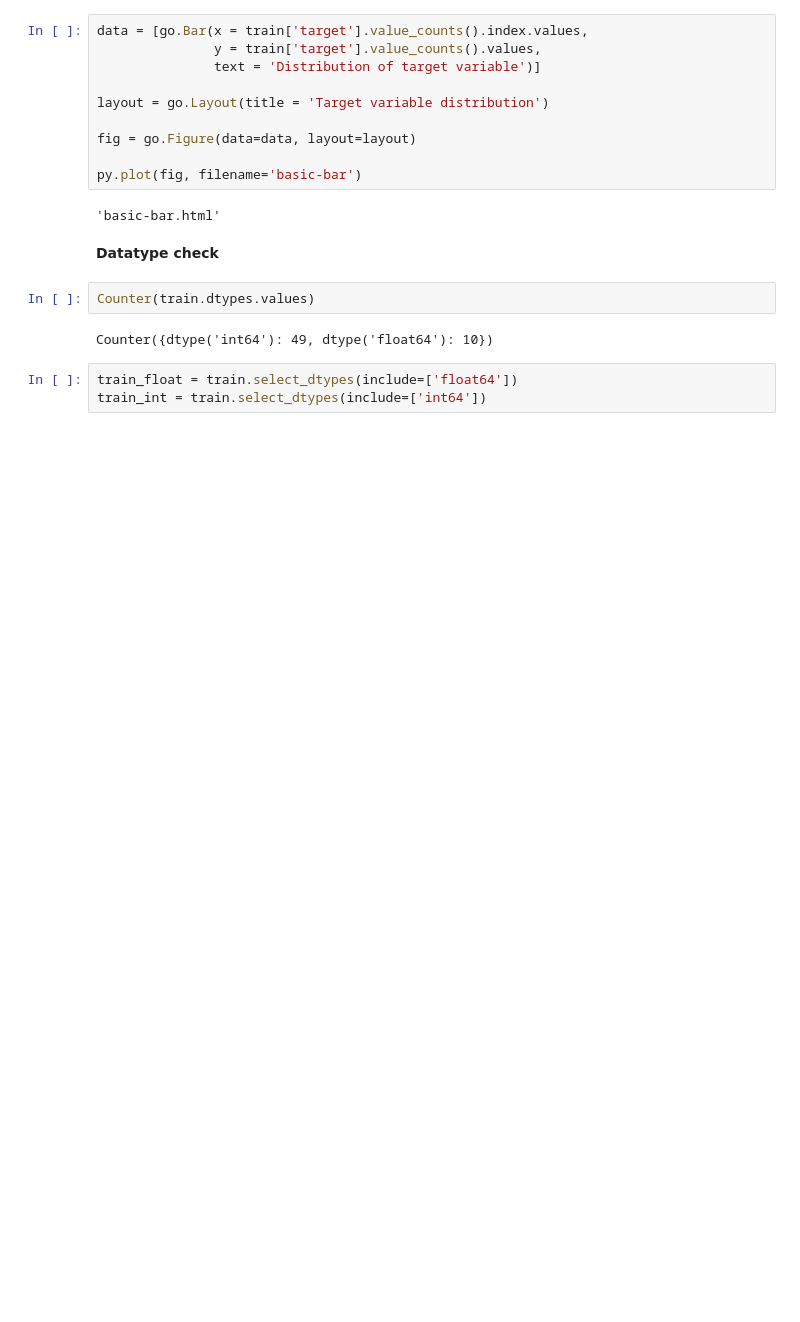
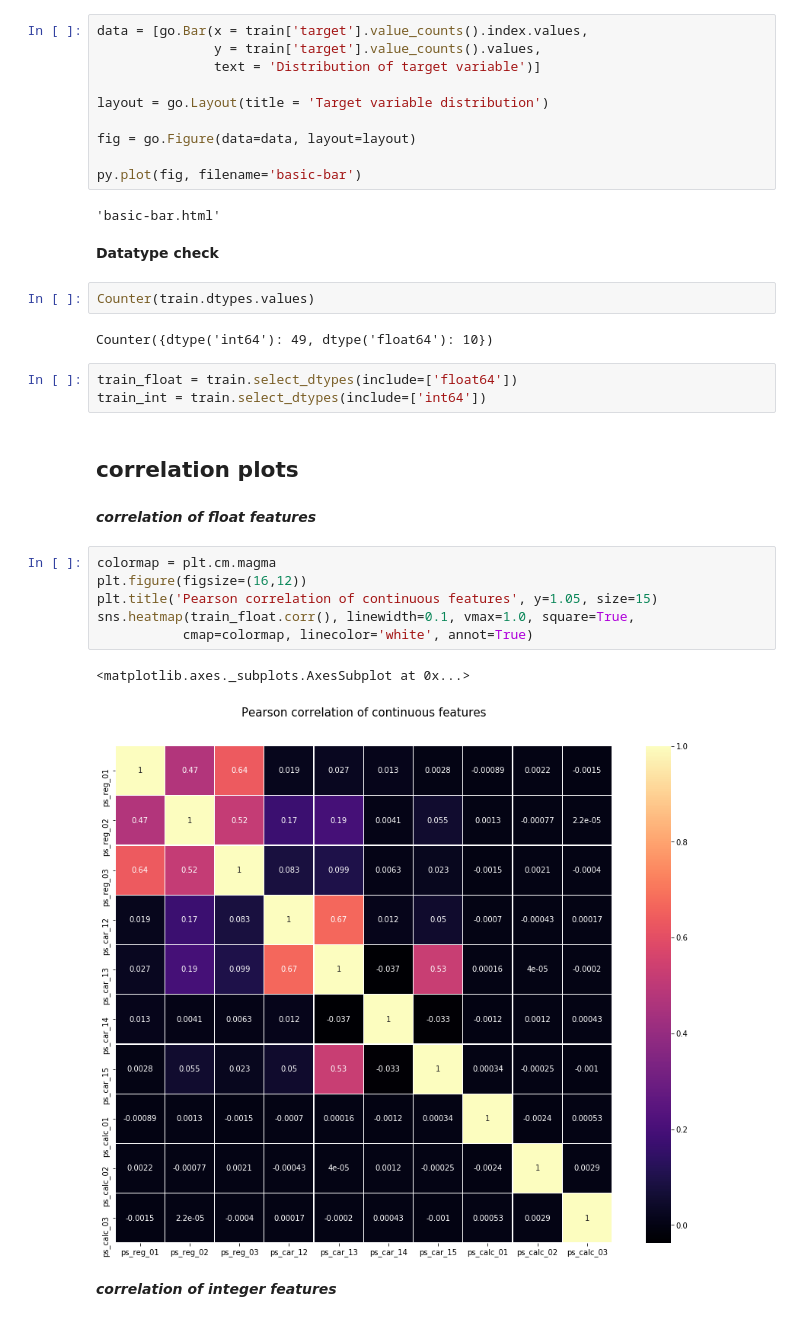
Before and after one commit to herbwood/study_datascience, a Jupyter notebook: kaggle/santander/practice_02.ipynb, the cells around one changed output. Cells and saved outputs as stored; diff of their text form; blank space fills up the shorter version.

```diff
--- a/kaggle/santander/practice_02.ipynb
+++ b/kaggle/santander/practice_02.ipynb
@@ -81,3 +81,19 @@ Counter({dtype('int64'): 49, dtype('float64'): 10})
 # %%
 train_float = train.select_dtypes(include=['float64'])
 train_int = train.select_dtypes(include=['int64'])
+# %% [markdown]
+correlation plots
+------------
+# %% [markdown]
+***correlation of float features***
+# %%
+colormap = plt.cm.magma
+plt.figure(figsize=(16,12))
+plt.title('Pearson correlation of continuous features', y=1.05, size=15)
+sns.heatmap(train_float.corr(), linewidth=0.1, vmax=1.0, square=True,
+           cmap=colormap, linecolor='white', annot=True)
+# %% [output]
+<matplotlib.axes._subplots.AxesSubplot at 0x...>
+[figure, added]
+# %% [markdown]
+***correlation of integer features***
```
Also changed, not shown: parts of 1 cell of this notebook.
